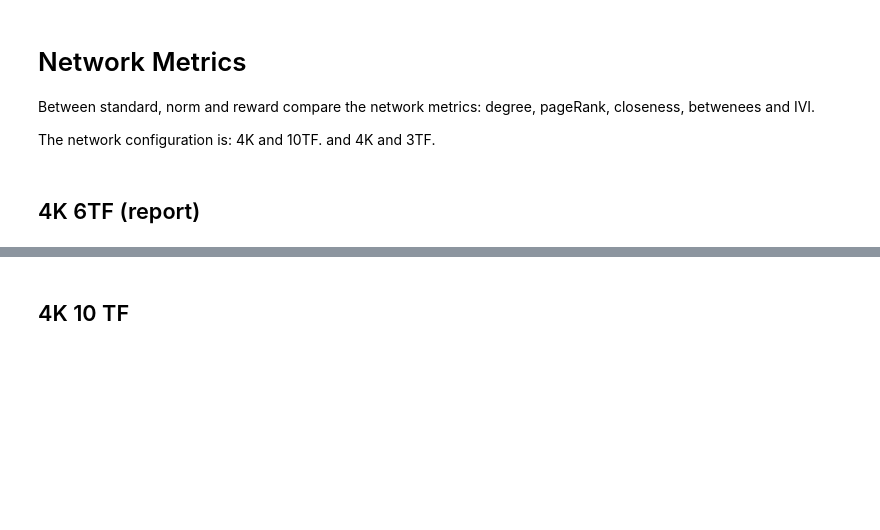
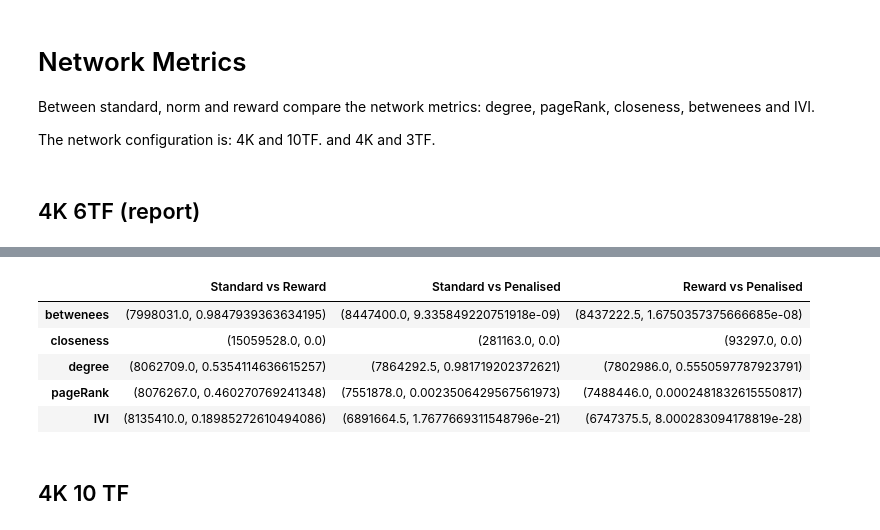
Before and after one commit to vladUng/Phd_extended, a Jupyter notebook: notebooks/network_I/tum_modifiers.ipynb, the cells around one changed output, grey strips where cells are left out. Saved outputs shown, nothing was run; the diff lists cells and outputs as text; code cells hidden in the pictures; blank space fills up the shorter version.

```diff
--- a/notebooks/network_I/tum_modifiers.ipynb
+++ b/notebooks/network_I/tum_modifiers.ipynb
@@ -151,0 +150,6 @@ if False:
+# %%
+from scipy import stats
+
+dist_std = metrics_df.loc[metrics_df["Type"] == "Standard"]
+dist_rwd = metrics_df.loc[metrics_df["Type"] == "Reward"]
+dist_pen = metrics_df.loc[metrics_df["Type"] == "Penalised"]
@@ -152,3 +213,36 @@ if False:
+# %%
+metrics = ["betwenees", "closeness", "degree", "pageRank", "IVI"]
+test_rest = []
+
+for metric in metrics:
+    metric_results = []
+    statistic, p_value = stats.mannwhitneyu(
+        dist_std[metric],
+        dist_rwd[metric],
+    )
+    metric_results.append((statistic, p_value))
+
+    statistic, p_value = stats.mannwhitneyu(
+        dist_std[metric],
+        dist_pen[metric],
+    )
+    metric_results.append((statistic, p_value))
+
+    statistic, p_value = stats.mannwhitneyu(
+        dist_rwd[metric],
+        dist_pen[metric],
+    )
+    metric_results.append((statistic, p_value))
+    test_rest.append(metric_results)
+
+pd.DataFrame(test_rest, columns=["Standard vs Reward", "Standard vs Penalised", "Reward vs Penalised"], index=metrics)
+# %% [output]
+|  | Standard vs Reward | Standard vs Penalised | Reward vs Penalised |
+| betwenees | (7998031.0, 0.9847939363634195) | (8447400.0, 9.335849220751918e-09) | (8437222.5, 1.6750357375666685e-08) |
+| closeness | (15059528.0, 0.0) | (281163.0, 0.0) | (93297.0, 0.0) |
+| degree | (8062709.0, 0.5354114636615257) | (7864292.5, 0.981719202372621) | (7802986.0, 0.5550597787923791) |
+| pageRank | (8076267.0, 0.460270769241348) | (7551878.0, 0.0023506429567561973) | (7488446.0, 0.0002481832615550817) |
+| IVI | (8135410.0, 0.18985272610494086) | (6891664.5, 1.7677669311548796e-21) | (6747375.5, 8.000283094178819e-28) |
 # %% [markdown]
 ## 4K 10 TF
 # %%
```
Also changed, not shown: parts of 36 cells of this notebook.
